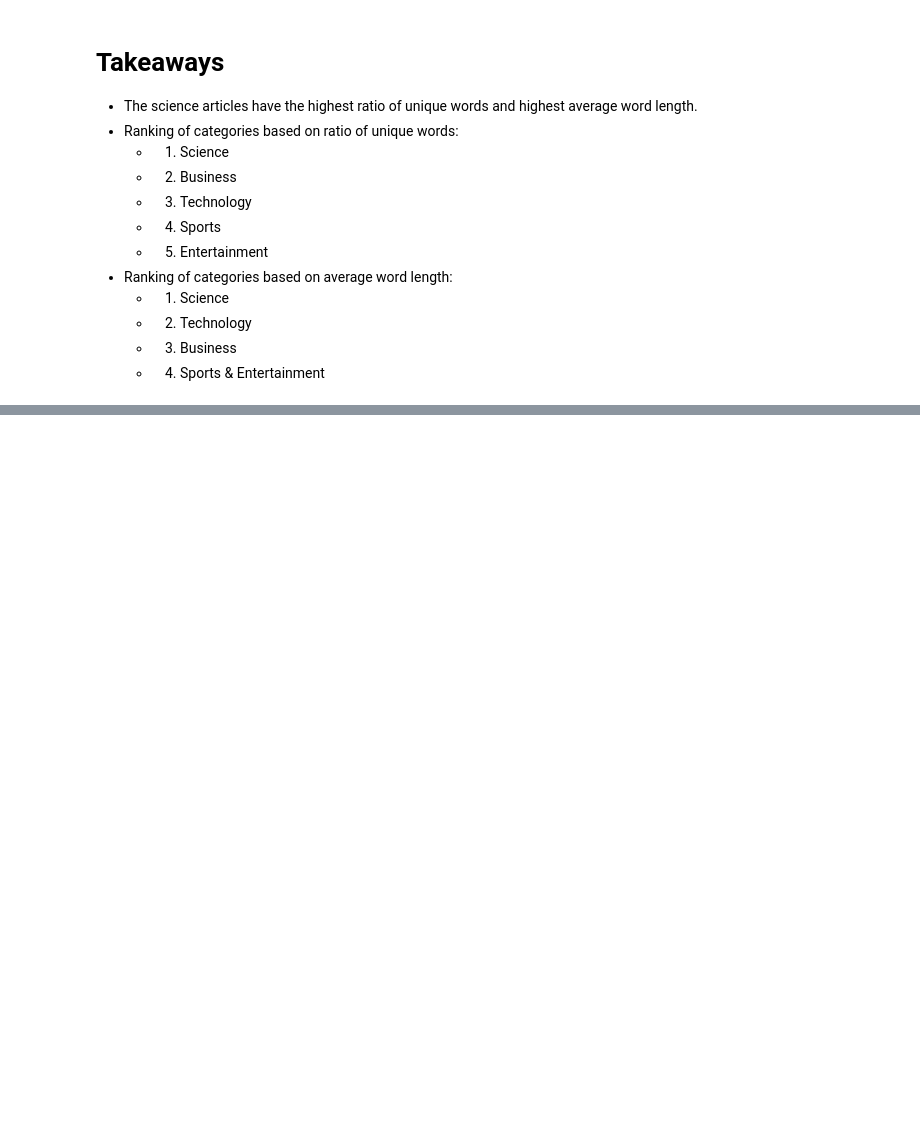
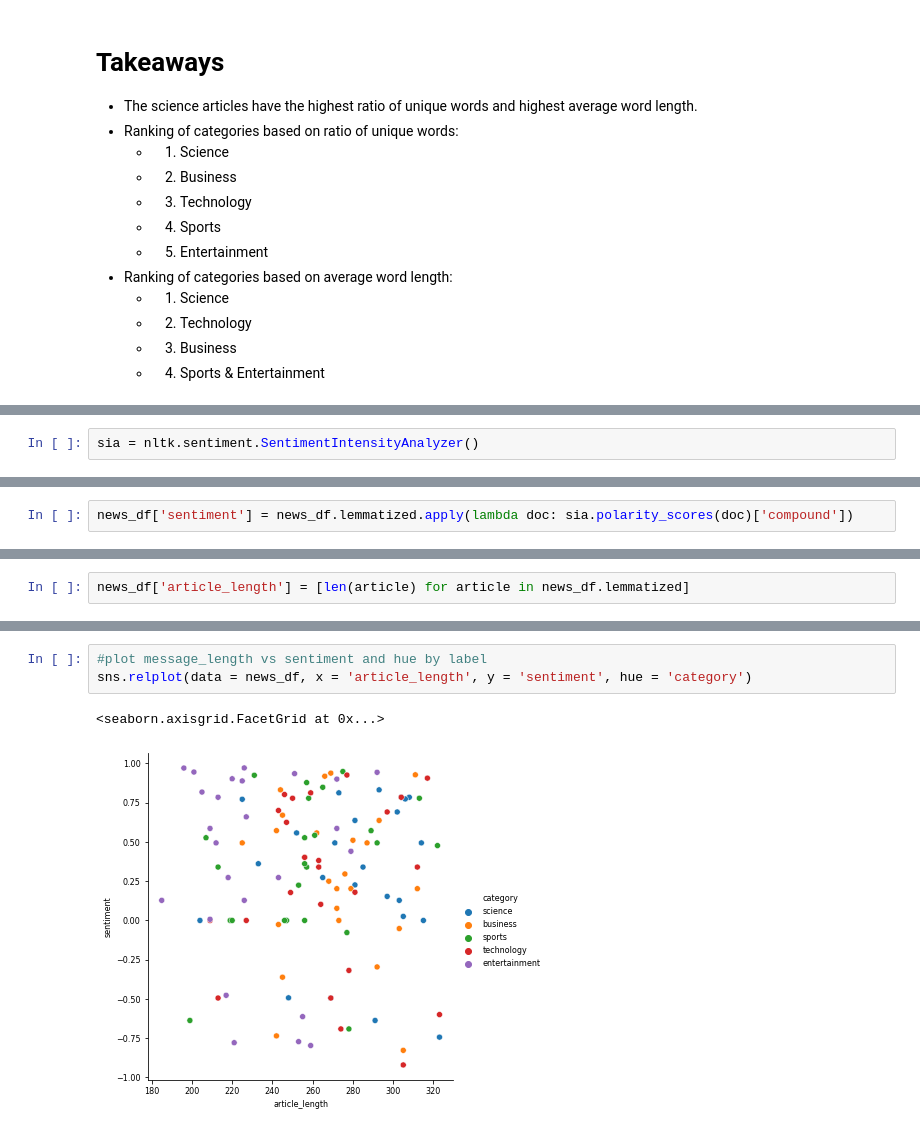
Before and after one commit to brentschriver/natural-language-processing-exercises, a Jupyter notebook: explore.ipynb, the cells around one changed output, grey strips where cells are left out. Drawn from its saved outputs; the diff is of its cells as text; blank space fills up the shorter version.

```diff
--- a/explore.ipynb
+++ b/explore.ipynb
@@ -894,0 +891,2 @@ The ratio of unique words:  0.6674233825198638
+# %%
+sia = nltk.sentiment.SentimentIntensityAnalyzer()
@@ -894,0 +897,2 @@ The ratio of unique words:  0.6674233825198638
+# %%
+news_df['sentiment'] = news_df.lemmatized.apply(lambda doc: sia.polarity_scores(doc)['compound'])
@@ -894,0 +914,2 @@ The ratio of unique words:  0.6674233825198638
+# %%
+news_df['article_length'] = [len(article) for article in news_df.lemmatized]
@@ -894,0 +942,6 @@ The ratio of unique words:  0.6674233825198638
+# %%
+#plot message_length vs sentiment and hue by label
+sns.relplot(data = news_df, x = 'article_length', y = 'sentiment', hue = 'category')
+# %% [output]
+<seaborn.axisgrid.FacetGrid at 0x...>
+[figure, added]
```
Also changed, not shown: parts of 81 cells of this notebook, 2 other files.
